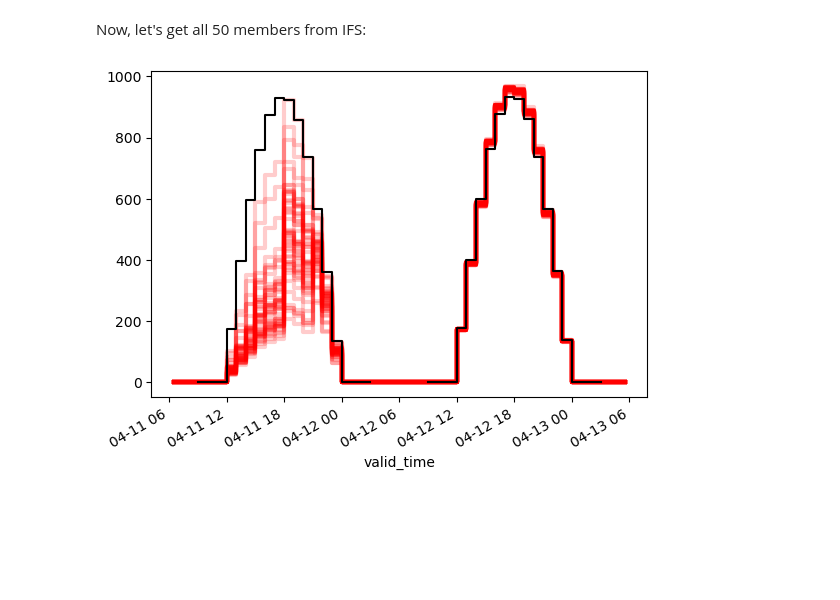
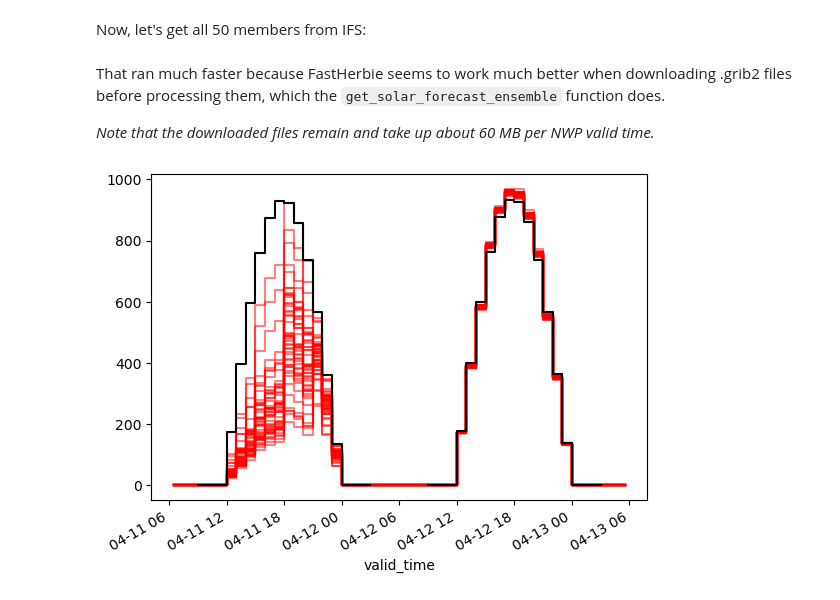
Before and after one commit to williamhobbs/energy-forecasting-tools, a Jupyter notebook: ensemble_example.ipynb, the cells around one changed output. Drawn from its saved outputs; the diff is of its cells as text; code cells hidden in the pictures; blank space fills up the shorter version.

```diff
--- a/ensemble_example.ipynb
+++ b/ensemble_example.ipynb
@@ -15,7 +15,7 @@ The function gets an irradiance forecast using the same approach for IFS in `get
 init_date = pd.to_datetime('2024-04-10 12:00')
 latitude = [33.5, 32, 33]
 longitude = [-88.5, -89, -91]
-num_members = 5 # up to 50 for IFS
+num_members = 4 # up to 50 for IFS
 run_length = 48 # needs to be multiple of 6
 lead_time_to_start = 18 # needs to be a multiple of 6
 model = 'ifs'
@@ -48,12 +46,16 @@ Now, let's get all 50 members from IFS:
 resource_all = get_solar_forecast_ensemble(
     latitude, longitude, init_date, run_length,
     lead_time_to_start, model, attempts)
+# %% [markdown]
+That ran much faster because FastHerbie seems to work much better when downloading .grib2 files before processing them, which the `get_solar_forecast_ensemble` function does.
+
+*Note that the downloaded files remain and take up about 60 MB per NWP valid time.*
 # %%
 member_list = resource_all['member'].unique()
 point = 0
 for member in member_list:
-    resource_all[(resource_all['member'] == member) & (resource_all['point'] == point)]['ghi'].plot(drawstyle='steps-mid', color='red', linewidth = 3, alpha=0.2)
+    resource_all[(resource_all['member'] == member) & (resource_all['point'] == point)]['ghi'].plot(drawstyle='steps-mid', color='red', alpha=0.5)
 resource_all[(resource_all['member'] == member_list[0]) & (resource_all['point'] == point)]['ghi_clear'].plot(label='clear sky', color='black', drawstyle='steps-mid')
 plt.show()
 # %% [output]
-[figure, old version]
+[figure, new version]
```
Also changed, not shown: parts of 3 cells of this notebook.
